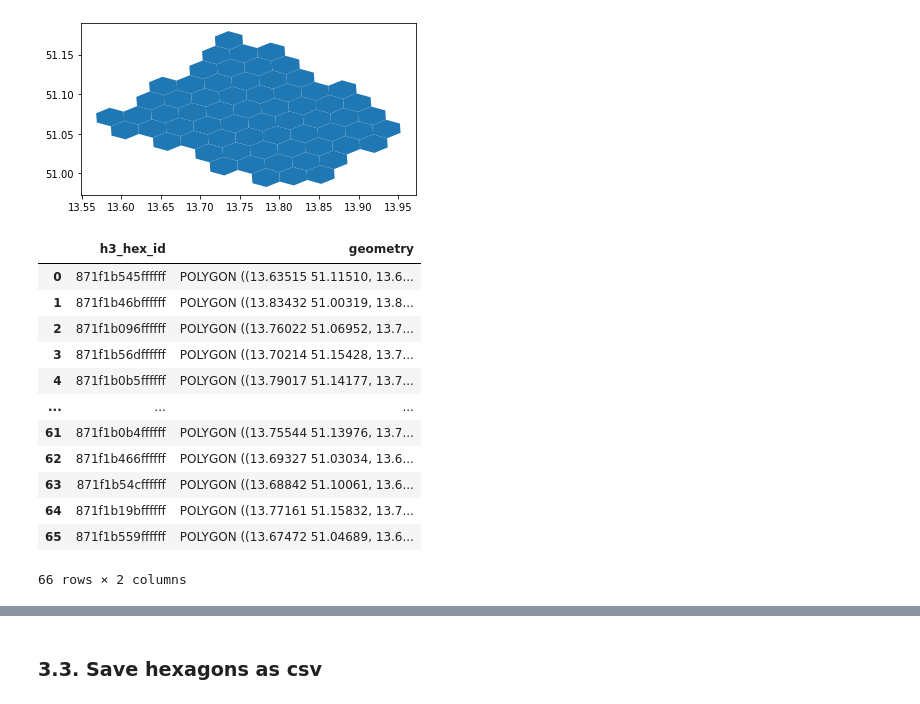
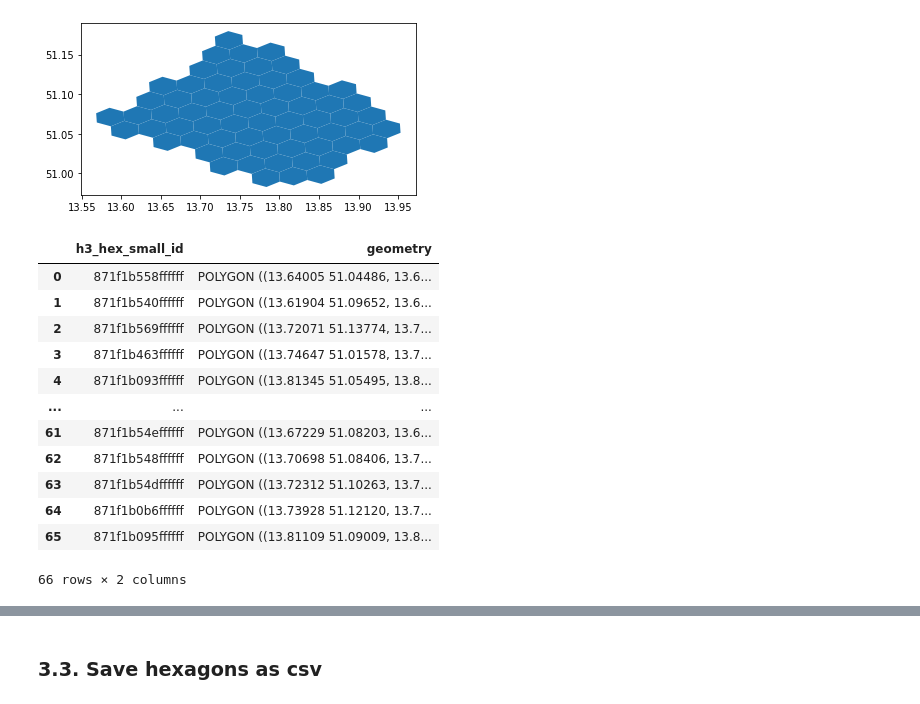
Before and after one commit to mulko93/AAA_Jupyter_Explorers, a Jupyter notebook: notebooks/02_CreateHexagons_MAC_ONLY.ipynb, the cells around one changed output, grey strips where cells are left out. Drawn from its saved outputs; the diff is of its cells as text; code cells hidden in the pictures.

```diff
--- a/notebooks/02_CreateHexagons_MAC_ONLY.ipynb
+++ b/notebooks/02_CreateHexagons_MAC_ONLY.ipynb
@@ -133,19 +136,19 @@ df_hexagons.plot()
 # %% [output]
 <matplotlib.axes._subplots.AxesSubplot at 0x...>
 [figure]
-# %%
-df_hexagons
-# %% [output]
-|  | h3_hex_id | geometry |
-| 0 | 871f1b545ffffff | POLYGON ((13.63515 51.11510, 13.6... |
-| 1 | 871f1b46bffffff | POLYGON ((13.83432 51.00319, 13.8... |
-| 2 | 871f1b096ffffff | POLYGON ((13.76022 51.06952, 13.7... |
-| 3 | 871f1b56dffffff | POLYGON ((13.70214 51.15428, 13.7... |
-| 4 | 871f1b0b5ffffff | POLYGON ((13.79017 51.14177, 13.7... |
-| ... | ... | ... |
-| 61 | 871f1b0b4ffffff | POLYGON ((13.75544 51.13976, 13.7... |
-| 62 | 871f1b466ffffff | POLYGON ((13.69327 51.03034, 13.6... |
-| 63 | 871f1b54cffffff | POLYGON ((13.68842 51.10061, 13.6... |
-| 64 | 871f1b19bffffff | POLYGON ((13.77161 51.15832, 13.7... |
-| 65 | 871f1b559ffffff | POLYGON ((13.67472 51.04689, 13.6... |
-66 rows × 2 columns
+# %%
+df_hexagons_small
+# %% [output]
+|  | h3_hex_small_id | geometry |
+| 0 | 871f1b558ffffff | POLYGON ((13.64005 51.04486, 13.6... |
+| 1 | 871f1b540ffffff | POLYGON ((13.61904 51.09652, 13.6... |
+| 2 | 871f1b569ffffff | POLYGON ((13.72071 51.13774, 13.7... |
+| 3 | 871f1b463ffffff | POLYGON ((13.74647 51.01578, 13.7... |
+| 4 | 871f1b093ffffff | POLYGON ((13.81345 51.05495, 13.8... |
+| ... | ... | ... |
+| 61 | 871f1b54effffff | POLYGON ((13.67229 51.08203, 13.6... |
+| 62 | 871f1b548ffffff | POLYGON ((13.70698 51.08406, 13.7... |
+| 63 | 871f1b54dffffff | POLYGON ((13.72312 51.10263, 13.7... |
+| 64 | 871f1b0b6ffffff | POLYGON ((13.73928 51.12120, 13.7... |
+| 65 | 871f1b095ffffff | POLYGON ((13.81109 51.09009, 13.8... |
+66 rows × 2 columns
```
Also changed, not shown: parts of 10 cells of this notebook, 8 other files.
